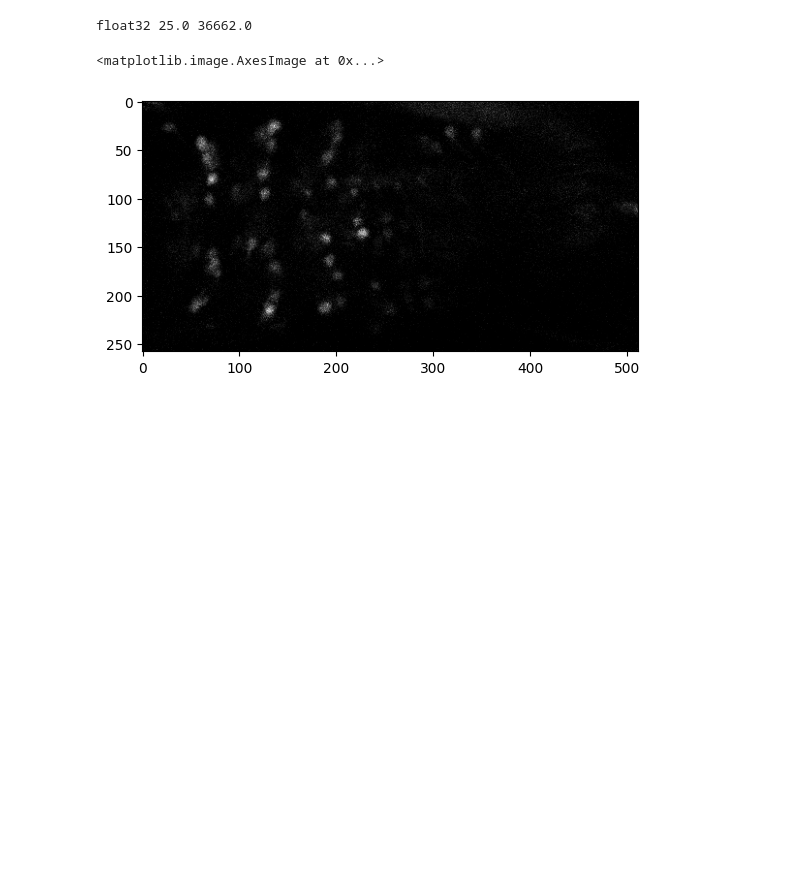
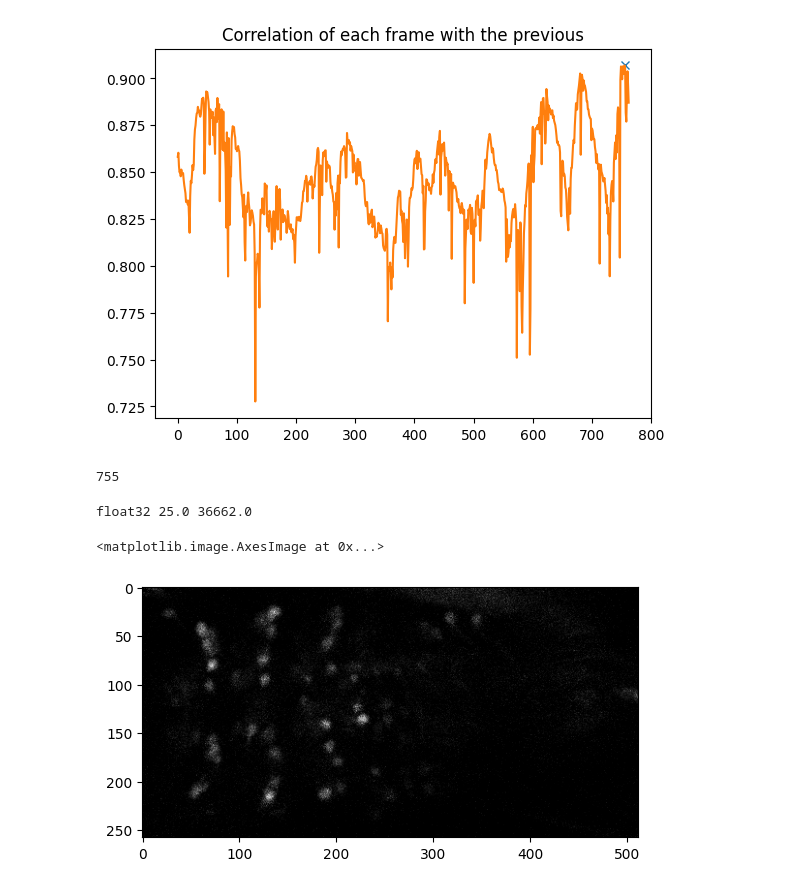
Before and after one commit to MoritzPalm/BIMAP, a Jupyter notebook: bimap/src/contour_lines.ipynb, the cells around one changed output. Saved outputs shown, nothing was run; the diff lists cells and outputs as text; code cells hidden in the pictures; blank space fills up the shorter version.

```diff
--- a/bimap/src/contour_lines.ipynb
+++ b/bimap/src/contour_lines.ipynb
@@ -8,17 +8,22 @@ import numpy as np
 from PIL import Image
 from skimage import measure
 # %%
-pth = Path("../../data/low_movement/Experiment-746czi")
+#pth = Path("../../data/low_movement/Experiment-746czi")
+pth =  Path("../../data/strong_movement/Experiment-591czi")
 pattern = r"frame_*.tif"
 frame_paths = list(pth.glob("frame_*.tif"))
 if not frame_paths:
     error_msg = f"No files found matching {pattern}"
     raise FileNotFoundError(error_msg)
 frame_paths = [x.as_posix() for x in frame_paths]
 frame_paths.sort()
 frames = [np.array(Image.open(path)).astype(np.float32) for path in frame_paths]
 frames = np.asarray(frames)
-template_index = corr.find_highest_correlation(frames, plot=False)
+template_index = corr.find_highest_correlation(frames, plot=True)
+print(template_index)
+# %% [output]
+[figure, added]
+755
 # %%
 # image type
 image = frames[0]
```
Also changed, not shown: 6 other files.
